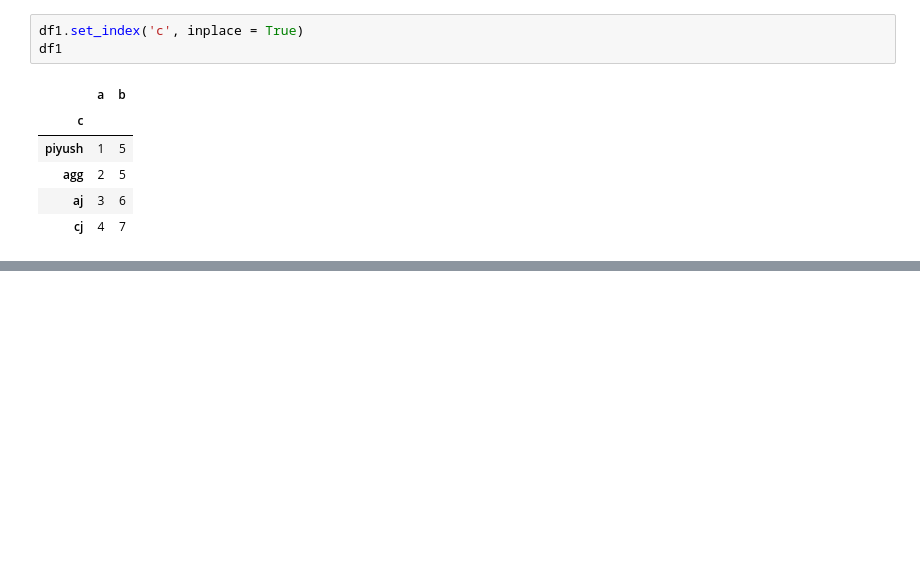
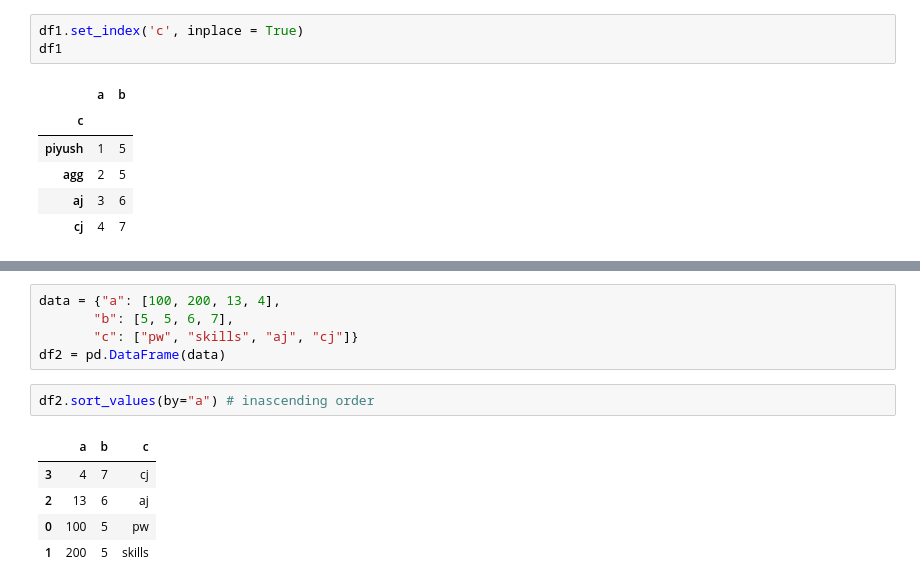
Before and after one commit to Piyush6678/pwDataScience, a Jupyter notebook: class/python/pandas/pandasAdvance3.ipynb, the cells around one changed output, grey strips where cells are left out. Drawn from its saved outputs; the diff is of its cells as text; blank space fills up the shorter version.

```diff
--- a/class/python/pandas/pandasAdvance3.ipynb
+++ b/class/python/pandas/pandasAdvance3.ipynb
@@ -298,0 +371,13 @@ df1
+# %%
+data = {"a": [100, 200, 13, 4],
+       "b": [5, 5, 6, 7],
+       "c": ["pw", "skills", "aj", "cj"]}
+df2 = pd.DataFrame(data)
+# %%
+df2.sort_values(by="a") # inascending order
+# %% [output]
+|  | a | b | c |
+| 3 | 4 | 7 | cj |
+| 2 | 13 | 6 | aj |
+| 0 | 100 | 5 | pw |
+| 1 | 200 | 5 | skills |
```
Also changed, not shown: parts of 11 cells of this notebook, 8 other files.
